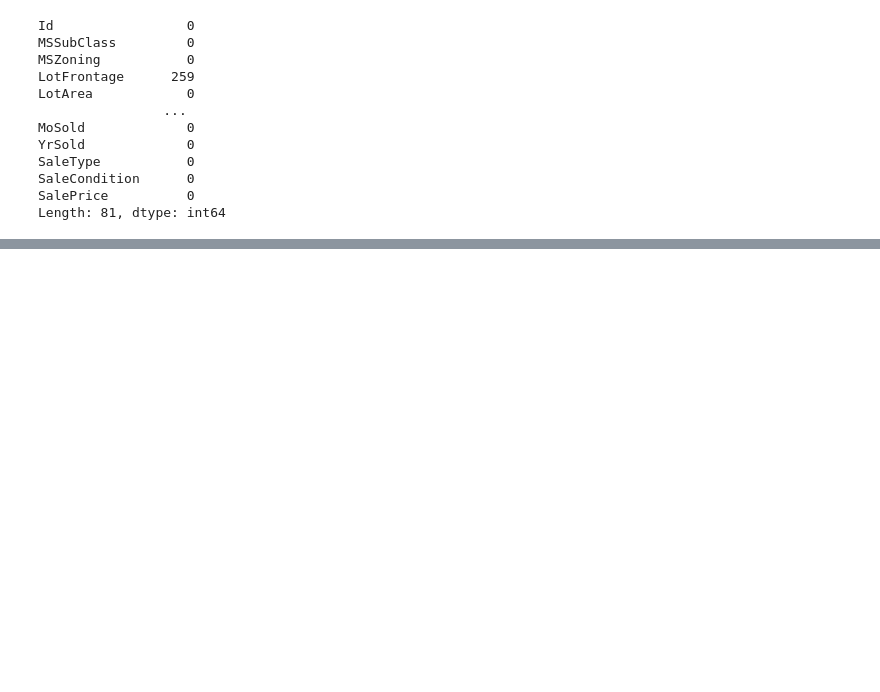
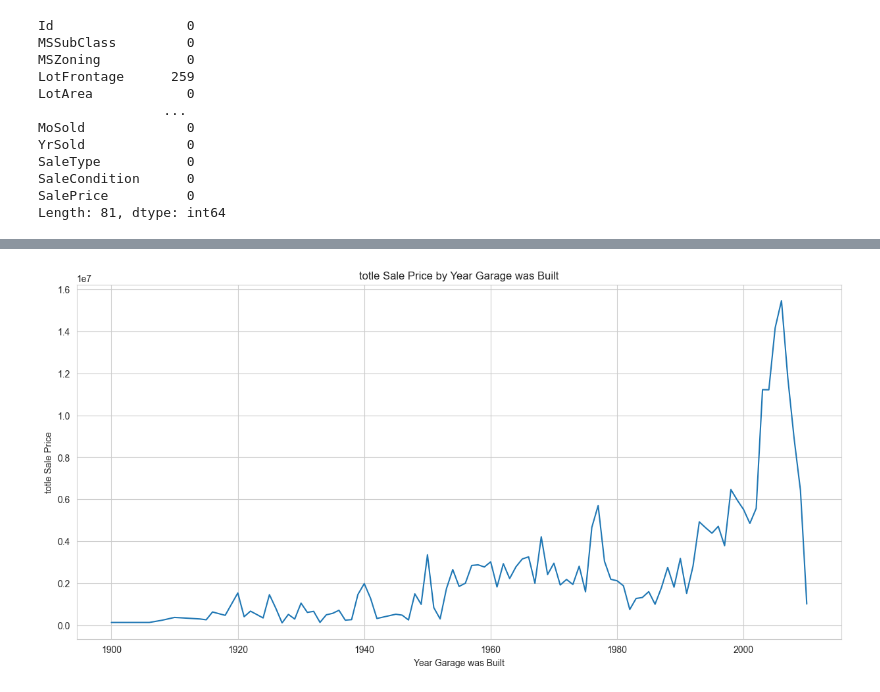
Before and after one commit to Muaeen/RihalIntern, a Jupyter notebook: regression_project/notebook/regession.ipynb, the cells around one changed output, grey strips where cells are left out. Saved outputs shown, nothing was run; the diff lists cells and outputs as text; code cells hidden in the pictures; blank space fills up the shorter version.

```diff
--- a/regression_project/notebook/regession.ipynb
+++ b/regression_project/notebook/regession.ipynb
@@ -190,0 +251,12 @@ test.drop(columns=['Alley','PoolQC','Fence','MiscFeature'],inplace=True)
+# %%
+year_price_sum = cleand_train.groupby('GarageYrBlt')['SalePrice'].sum().reset_index()
+
+# Plotting the grouped data
+plt.figure(figsize=(15, 7))
+sns.lineplot(data=year_price_sum, x='GarageYrBlt', y='SalePrice')
+plt.title('totle Sale Price by Year Garage was Built')
+plt.xlabel('Year Garage was Built')
+plt.ylabel('totle Sale Price')
+plt.show()
+# %% [output]
+[figure, added]
```
Also changed, not shown: parts of 23 cells of this notebook.
